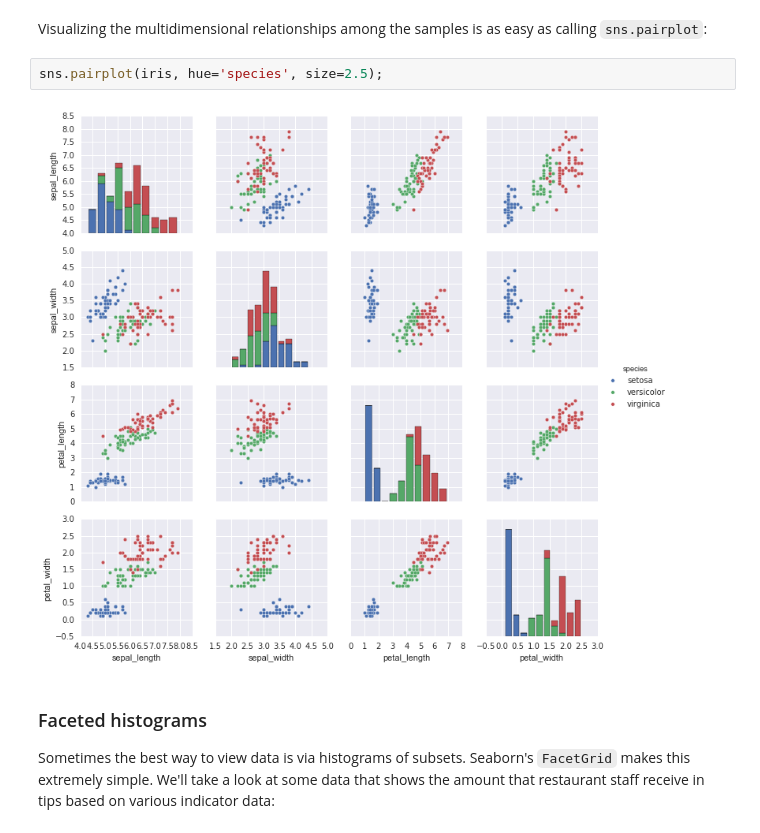
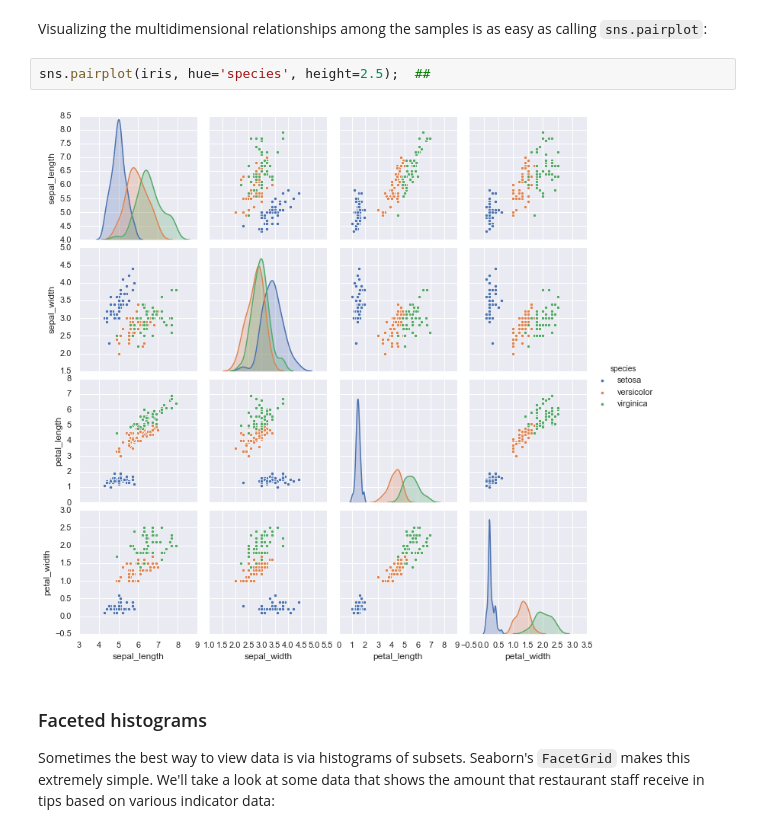
Before and after one commit to gbrs/VanderPlas_Python_DS_Handbook, a Jupyter notebook: notebooks/04.14-Visualization-With-Seaborn.ipynb, the cells around one changed output. Drawn from its saved outputs; the diff is of its cells as text.

Commit message:
experiment with pairplots and other

```diff
--- a/notebooks/04.14-Visualization-With-Seaborn.ipynb
+++ b/notebooks/04.14-Visualization-With-Seaborn.ipynb
@@ -174,9 +174,9 @@ iris.head()
 # %% [markdown]
 Visualizing the multidimensional relationships among the samples is as easy as calling ``sns.pairplot``:
 # %%
-sns.pairplot(iris, hue='species', size=2.5);
+sns.pairplot(iris, hue='species', height=2.5);  ##
 # %% [output]
-[figure, old version]
+[figure, new version]
 # %% [markdown]
 ### Faceted histograms
 
```
Also changed, not shown: parts of 8 cells of this notebook.
